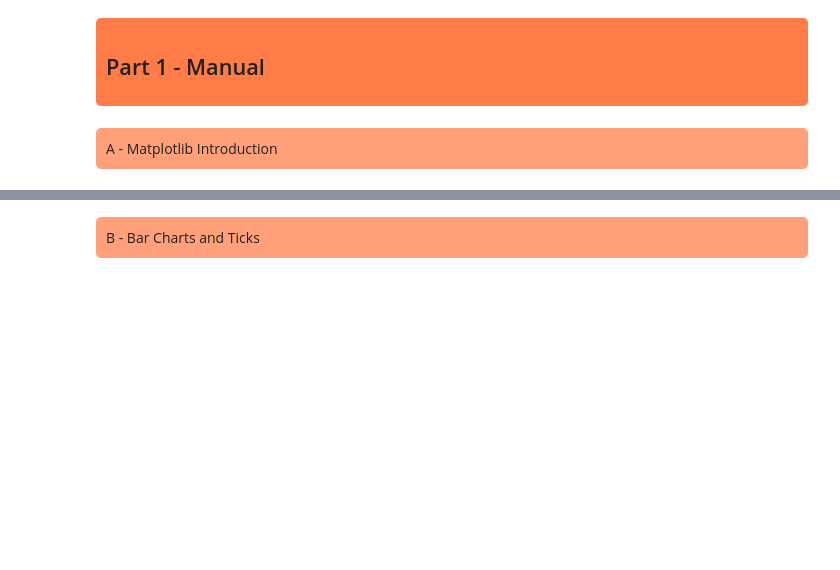
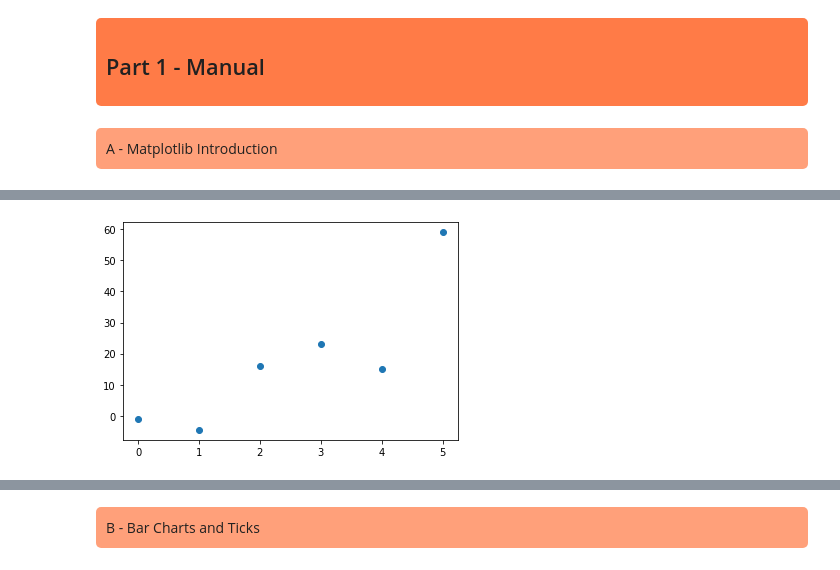
Before and after one commit to thaiv28/CS-14115_SS22, a Jupyter notebook: session_03/template/Session_03_notebook_student.ipynb, the cells around one changed output, grey strips where cells are left out. Drawn from its saved outputs; the diff is of its cells as text; code cells hidden in the pictures; blank space fills up the shorter version.

```diff
--- a/session_03/template/Session_03_notebook_student.ipynb
+++ b/session_03/template/Session_03_notebook_student.ipynb
@@ -21,0 +20,6 @@ A - Matplotlib Introduction
+# %%
+# your code here
+plt.plot([-1, -4.5, 16, 23, 15, 59], "o")
+plt.show()
+# %% [output]
+[figure, added]
```
Also changed, not shown: parts of 16 cells of this notebook, 4 other files.
